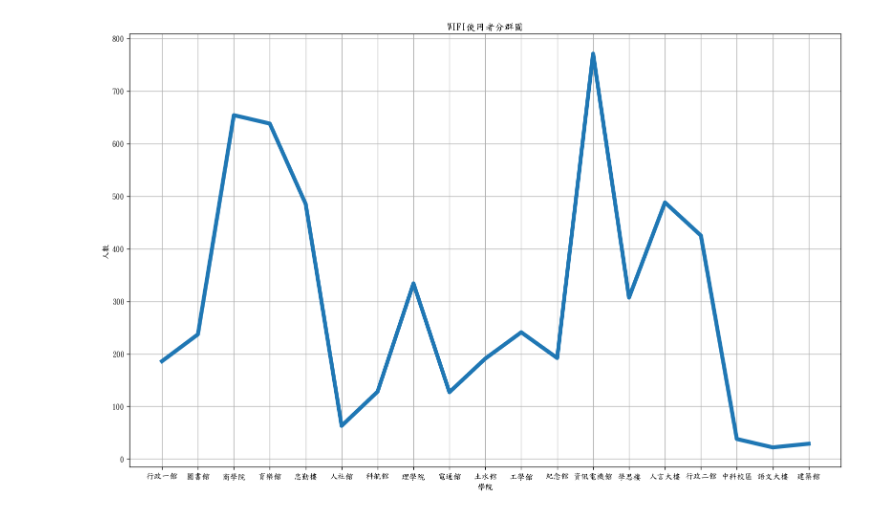
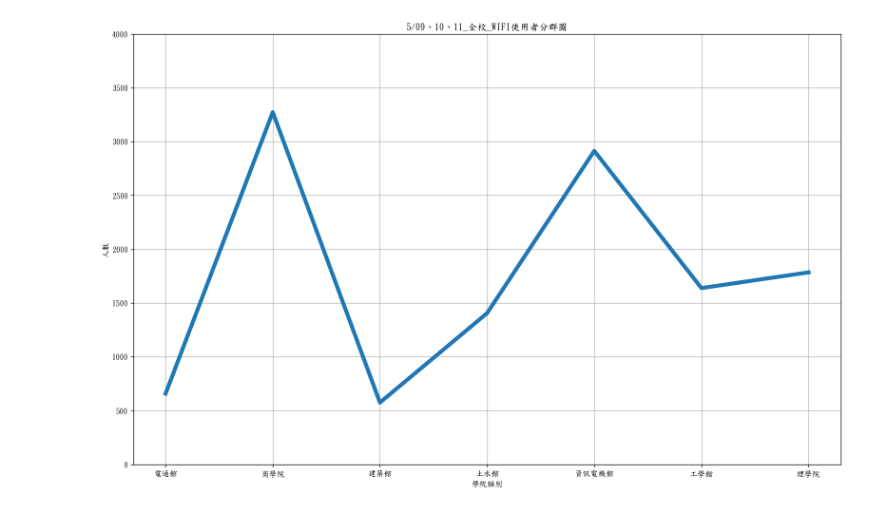
Before and after one commit to caps9129/fcu_data, a Jupyter notebook: readcsv.ipynb, the cells around one changed output. Drawn from its saved outputs; the diff is of its cells as text; code cells hidden in the pictures.

```diff
--- a/readcsv.ipynb
+++ b/readcsv.ipynb
@@ -236,0 +189,27 @@ list_dep
+# %%
+list_dep = list()
+list_dep = list(set(list_loc))
+
+list_dep
+
+region_dict = {'行政一館':'aa', '忠勤樓':'ab', '語文大樓':'ac', '人言大樓':'ad', '理學院':'ae', '資訊電機館':'af',
+               '商學院':'ah', '行政二館':'ba', '工學館':'bb', '建築館':'bc', '土水館':'bd', '圖書館':'be', '育樂館':'bg',
+               '體育器材室':'bh', '紀念館':'bi', '科航館':'bj', '體育館':'bk', '電通館':'bm', '學思樓':'bn', '人社館':'bw',
+               '男生宿舍':'bdorm', '文華創意中心':'cb', '女生宿舍':'gdorm', '中科校區':'zk'}
+for index in range(len(list_dep)):
+#     print(list(region_dict.keys())[list(region_dict.values()).index(list_ch_dep[index])])
+    list_dep.append(list(region_dict.keys())[list(region_dict.values()).index(list_dep[index])])
+
+list_dep
+
+ch_length = len(list_dep)
+
+# print(ch_length)
+list_ch_dep = list_dep[int(ch_length / 2):int(ch_length + 1)]
+list_eng_dep = list_dep[:int(ch_length / 2)]
+
+list_eng_dep = ['bm', 'ah', 'bc', 'bd', 'af', 'bb', 'ae']
+list_ch_dep = ['電通館', '商學院', '建築館', '土水館', '資訊電機館', '工學館', '理學院']
+
+print(list_ch_dep)
+list_eng_dep
@@ -237,6 +219,6 @@ list_dep
 # %%
 list_count = list()
-for list_dep_index in range(len(list_dep)):
-    list_count.append(list_loc.count(list_dep[list_dep_index]))
+for list_eng_dep_index in range(len(list_eng_dep)):
+    list_count.append(list_loc.count(list_eng_dep[list_eng_dep_index]))
 list_count
 # %% [output]
@@ -294,15 +226,15 @@ list_dep
 # %%
 from matplotlib.pyplot import figure
 figure(num=None, figsize=(16, 10), dpi=120, facecolor='w', edgecolor='k')
 
-# line, = plt.plot(list_dep, list_count, '-')
-# line.set_antialiased(False) # turn off antialising
-plt.plot(list_dep, list_count, linewidth=5.0)
+plt.plot(list_ch_dep, list_count, linewidth=5.0)
 # plt.plot(list_dep, list_count)
-plt.xlabel('學院')
+axes = plt.gca()
+axes.set_ylim([0,4000])
+plt.xlabel('學院類別')
 plt.ylabel('人數')
-plt.title('WIFI使用者分群圖')
+plt.title('5/09、10、11_全校_WIFI使用者分群圖')
 plt.grid(True)
 plt.show()
 # %% [output]
-[figure, old version]
+[figure, new version]
```
Also changed, not shown: parts of 16 cells of this notebook, 17 other files.
